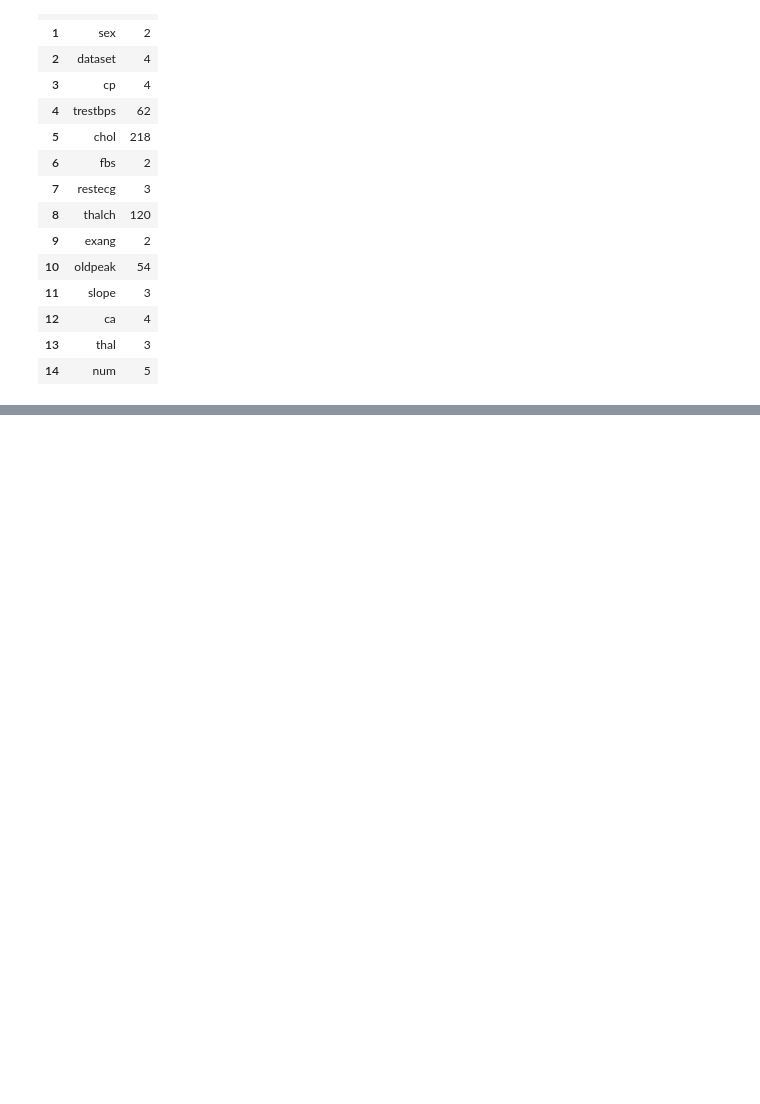
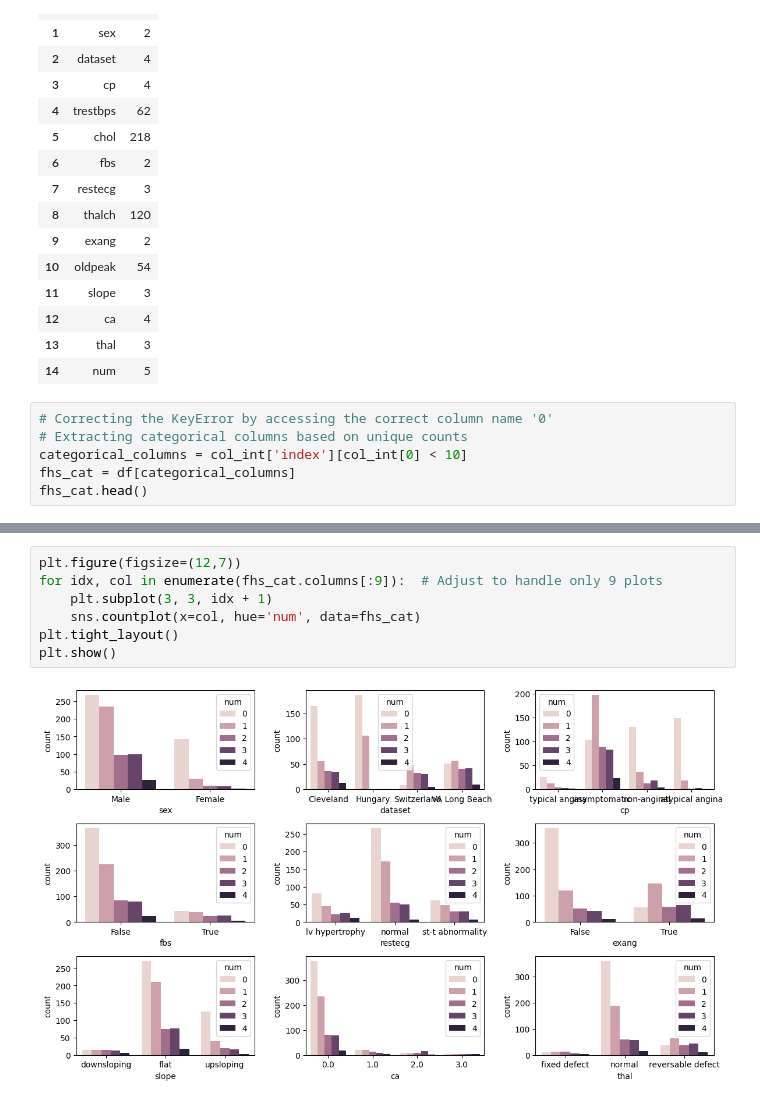
Before and after one commit to JiyaG143/pfsinterns, a Jupyter notebook: deepnote/Email_Spam_Detection_Project/Heart Disease Prediction.ipynb, the cells around one changed output, grey strips where cells are left out. Saved outputs shown, nothing was run; the diff lists cells and outputs as text; blank space fills up the shorter version.

```diff
--- a/deepnote/Email_Spam_Detection_Project/Heart Disease Prediction.ipynb
+++ b/deepnote/Email_Spam_Detection_Project/Heart Disease Prediction.ipynb
@@ -310,3 +310,9 @@ col_int
 | 12 | ca | 4 |
 | 13 | thal | 3 |
 | 14 | num | 5 |
+# %%
+# Correcting the KeyError by accessing the correct column name '0'
+# Extracting categorical columns based on unique counts
+categorical_columns = col_int['index'][col_int[0] < 10]
+fhs_cat = df[categorical_columns]
+fhs_cat.head()
@@ -313,3 +326,12 @@ col_int
+# %%
+plt.figure(figsize=(12,7))
+for idx, col in enumerate(fhs_cat.columns[:9]):  # Adjust to handle only 9 plots
+    plt.subplot(3, 3, idx + 1)
+    sns.countplot(x=col, hue='num', data=fhs_cat)
+plt.tight_layout()
+plt.show()
+# %% [output]
+[figure, added]
 # %% [markdown]
 <a style='text-decoration:none;line-height:16px;display:flex;color:#5B5B62;padding:10px;justify-content:end;' href='https://deepnote.com?utm_source=created-in-deepnote-cell&projectId=0e222dd4-00a3-4786-aa8b-a269f7a7f431' target="_blank">
 <img alt='Created in deepnote.com' style='display:inline;max-height:16px;margin:0px;margin-right:7.5px;' src='embedded-picture-1' > </img>
```
Also changed, not shown: parts of 3 cells of this notebook.
